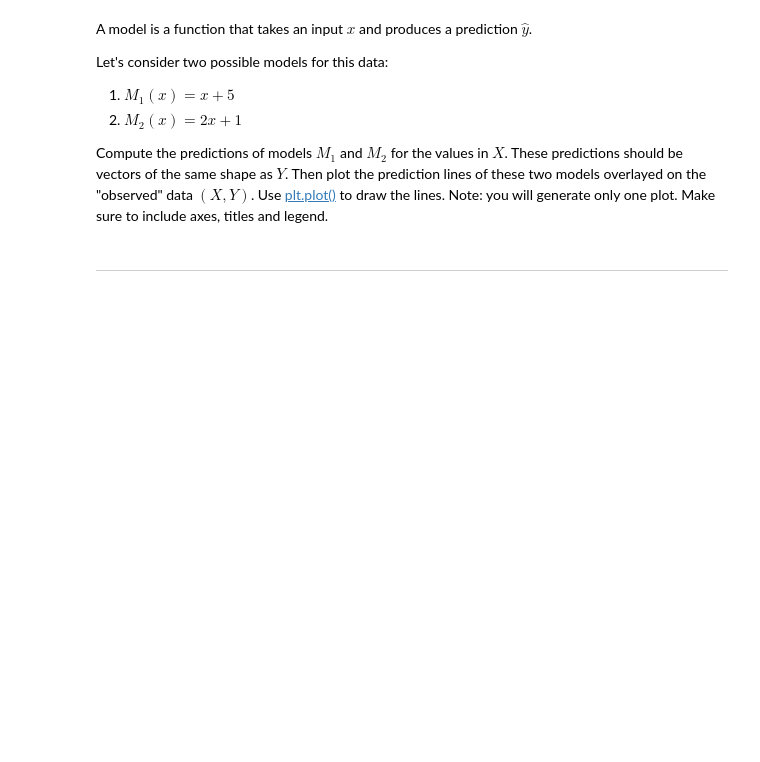
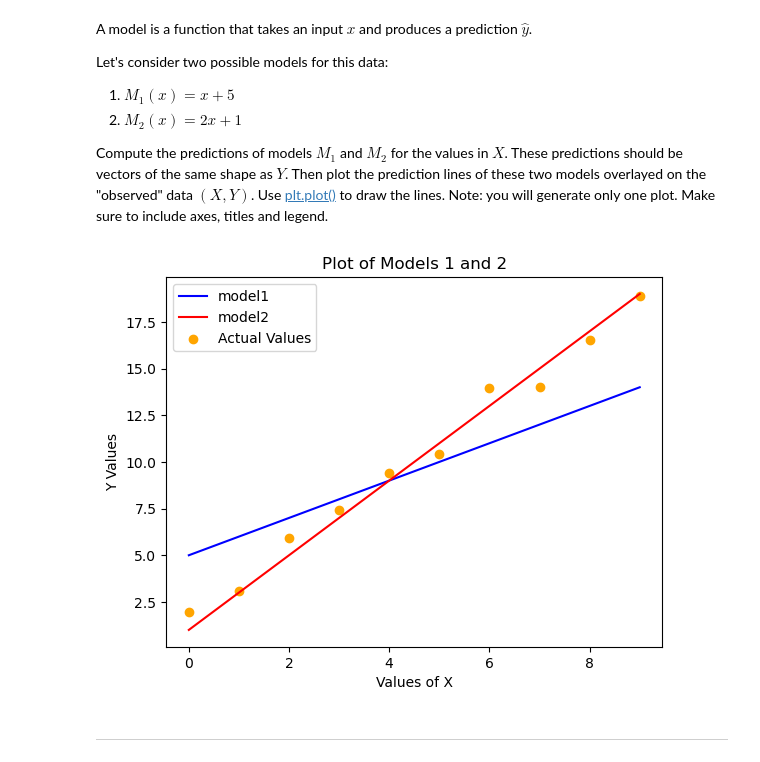
Before and after one commit to ucbahallaou/W207-Fall-2023, a Jupyter notebook: Homeworks/01 Introduction.ipynb, the cells around one changed output. Saved outputs shown, nothing was run; the diff lists cells and outputs as text; code cells hidden in the pictures; blank space fills up the shorter version.

```diff
--- a/Homeworks/01 Introduction.ipynb
+++ b/Homeworks/01 Introduction.ipynb
@@ -84,3 +121,18 @@ Compute the predictions of models $M_1$ and $M_2$ for the values in $X$. These p
+# %%
+# YOUR CODE HERE
+M1 = X+5
+M2 = 2*X + 1
+
+plt.plot(X,M1, color='blue',label='model1')
+plt.plot(X,M2,color='red',label='model2')
+plt.scatter(X,Y,color='orange',label='Actual Values')
+plt.title('Plot of Models 1 and 2')
+plt.xlabel('Values of X')
+plt.ylabel('Y Values')
+plt.legend()
+plt.show()
+# %% [output]
+[figure, added]
 # %% [markdown]
 ---
 # %% [markdown]
```
Also changed, not shown: parts of 10 cells of this notebook.
